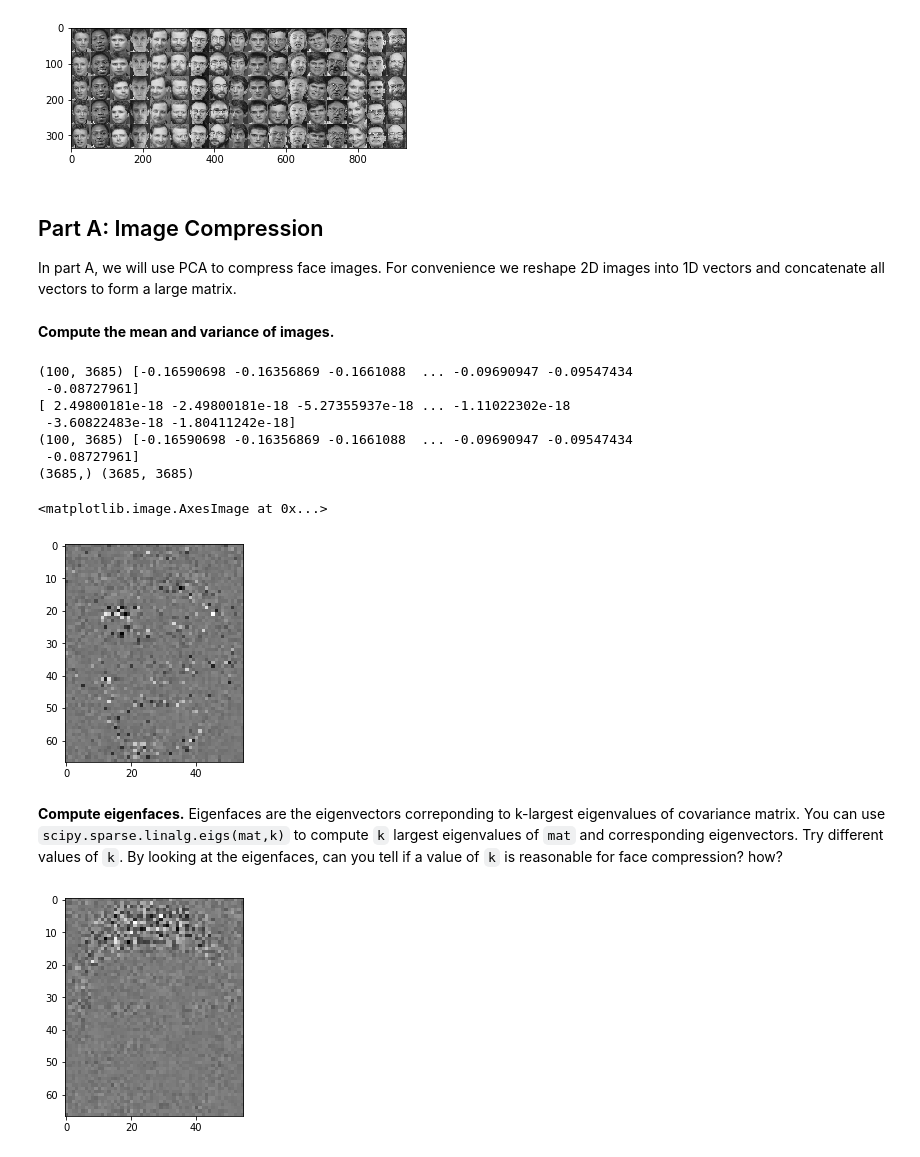
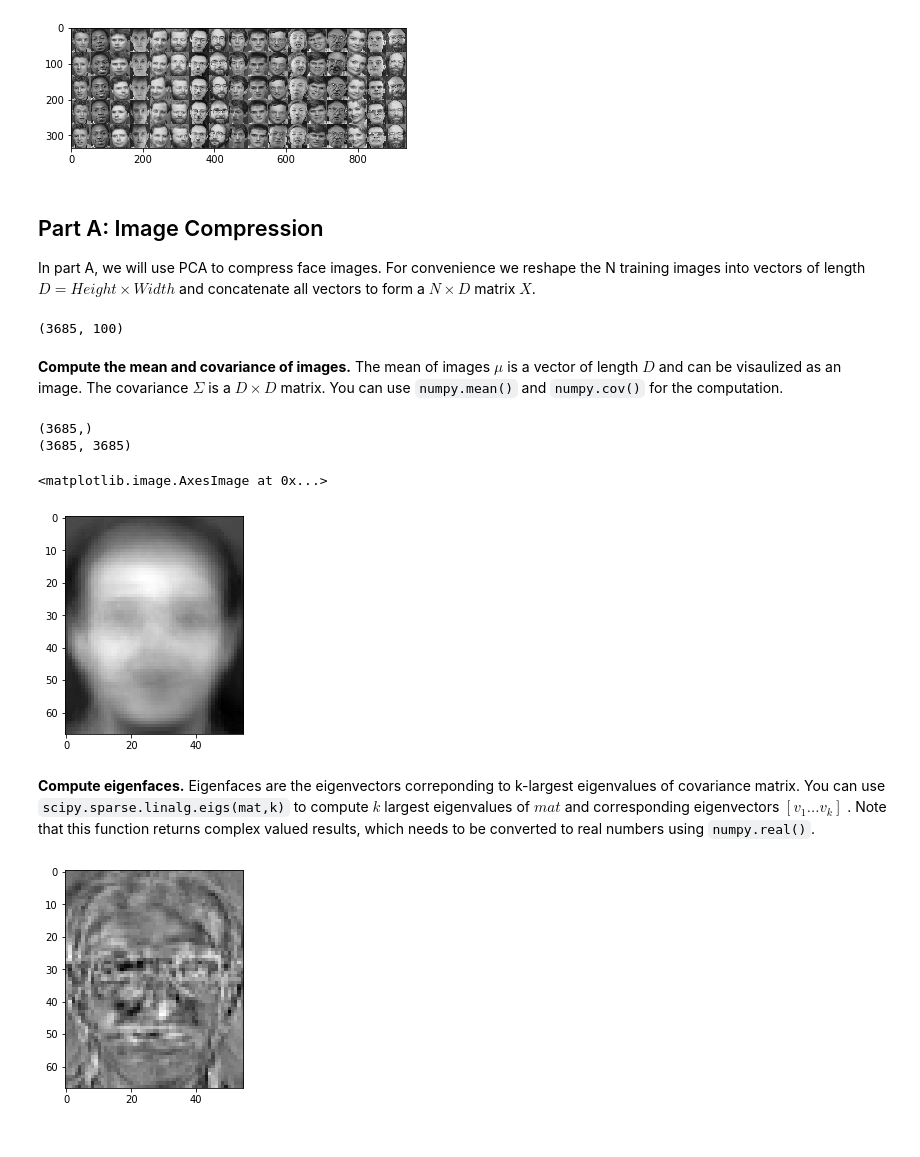
Before and after one commit to dvdblk/viscomp_tutorials, a Jupyter notebook: tutorials_cv/W6/W6_exercise.ipynb, the cells around one changed output. Cells and saved outputs as stored; diff of their text form; code cells hidden in the pictures.

```diff
--- a/tutorials_cv/W6/W6_exercise.ipynb
+++ b/tutorials_cv/W6/W6_exercise.ipynb
@@ -89,44 +87,40 @@ imshow(test_image_collage,cmap='gray')
 # %% [markdown]
 ## Part A: Image Compression
 
-In part A, we will use PCA to compress face images. For convenience we reshape 2D images into 1D vectors and concatenate all vectors to form a large matrix.
+In part A, we will use PCA to compress face images. For convenience we reshape the N training images into vectors of length $D = Height\times Width$ and concatenate all vectors to form a $N \times D$ matrix $X$.
 # %%
-images = [image.flatten() for image in train_image_list]
-images = np.stack(images,axis=0)
+image_vectors = [image.flatten() for image in train_image_list]
+X = np.stack(image_vectors,axis=1)
+print(X.shape)
+# %% [output]
+(3685, 100)
-# %% [markdown]
-**Compute the mean and variance of images.**
+# %% [markdown]
+**Compute the mean and covariance of images.** The mean of images $\mu$ is a vector of length $D$ and can be visaulized as an image. The covariance $\Sigma$ is a $D \times D$ matrix. You can use `numpy.mean()` and `numpy.cov()` for the computation.
 # %%
-mean = np.mean(images, axis=0)
-print(images.shape, images[50])
+mean = np.mean(X, axis=1)
+print(mean.shape)
 
-images = images - mean
-print(images.shape, images[50])
-cov = np.cov(images, rowvar=False)
-print(mean.shape, cov.shape)
+covariance = np.cov(X)
+print(covariance.shape)
+
 imshow(mean.reshape(h,w),cmap='gray')
 # %% [output]
-(100, 3685) [-0.16590698 -0.16356869 -0.1661088  ... -0.09690947 -0.09547434
- -0.08727961]
-[ 2.49800181e-18 -2.49800181e-18 -5.27355937e-18 ... -1.11022302e-18
- -3.60822483e-18 -1.80411242e-18]
-(100, 3685) [-0.16590698 -0.16356869 -0.1661088  ... -0.09690947 -0.09547434
- -0.08727961]
-(3685,) (3685, 3685)
+(3685,)
+(3685, 3685)
 <matplotlib.image.AxesImage at 0x...>
-[figure, old version]
+[figure, new version]
 # %% [markdown]
-**Compute eigenfaces.** Eigenfaces are the eigenvectors correponding to k-largest eigenvalues of covariance matrix. You can use `scipy.sparse.linalg.eigs(mat,k)` to compute `k` largest eigenvalues of `mat` and corresponding eigenvectors. Try different values of `k`. By looking at the eigenfaces, can you tell if a value of `k` is reasonable for face compression? how?
+**Compute eigenfaces.** Eigenfaces are the eigenvectors correponding to k-largest eigenvalues of covariance matrix. You can use `scipy.sparse.linalg.eigs(mat,k)` to compute $k$ largest eigenvalues of $mat$ and corresponding eigenvectors $[v_1...v_k]$ . Note that this function returns complex valued results, which needs to be converted to real numbers using `numpy.real()`.
 # %%
-eigvals, eigvecs = scipy.sparse.linalg.eigs(cov, 100)
-eigvecs = np.real(eigvecs.T)
+n_eigenfaces = 50
+eigenvalues, eigenvectors = scipy.sparse.linalg.eigs(covariance, n_eigenfaces)
 
-# visualize eigenfaces
-for eigvec in eigvecs:
-    eigvec = eigvec.reshape(h, w)
-    imshow(eigvec, cmap='gray')
+# Complex2Real
+eigenvectors = eigenvectors.real
+
+for i in range(eigenvectors.shape[1]):
+    imshow(eigenvectors[:,i].reshape(h,w),cmap='gray')
     IPython.display.clear_output(True)
     show()
-
-eigenfaces = eigvecs
 # %% [output]
-[figure, old version]
+[figure, new version]
```
Also changed, not shown: parts of 8 cells of this notebook.
